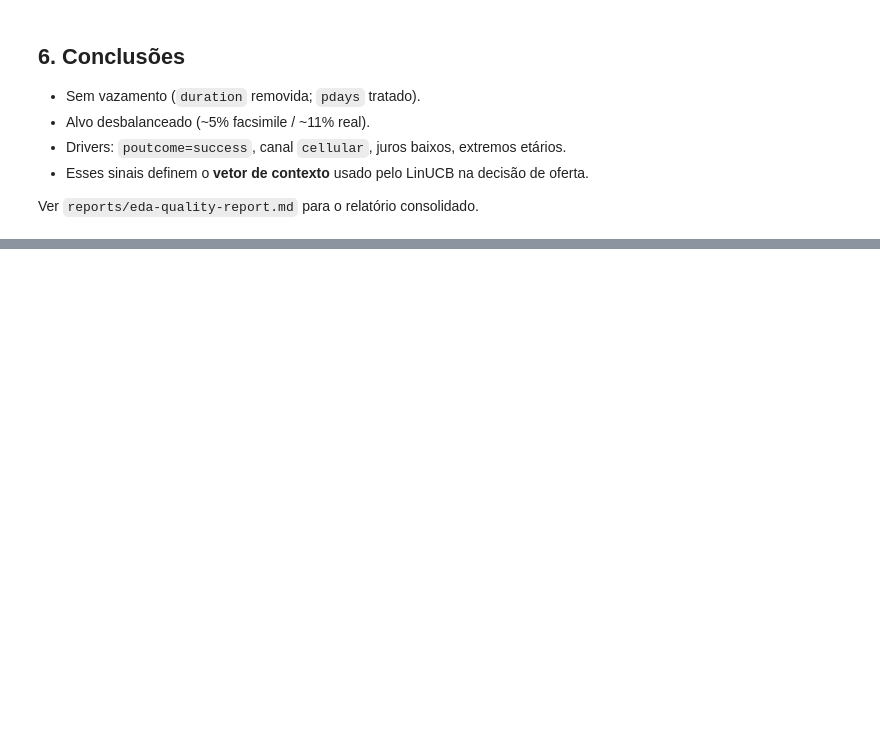
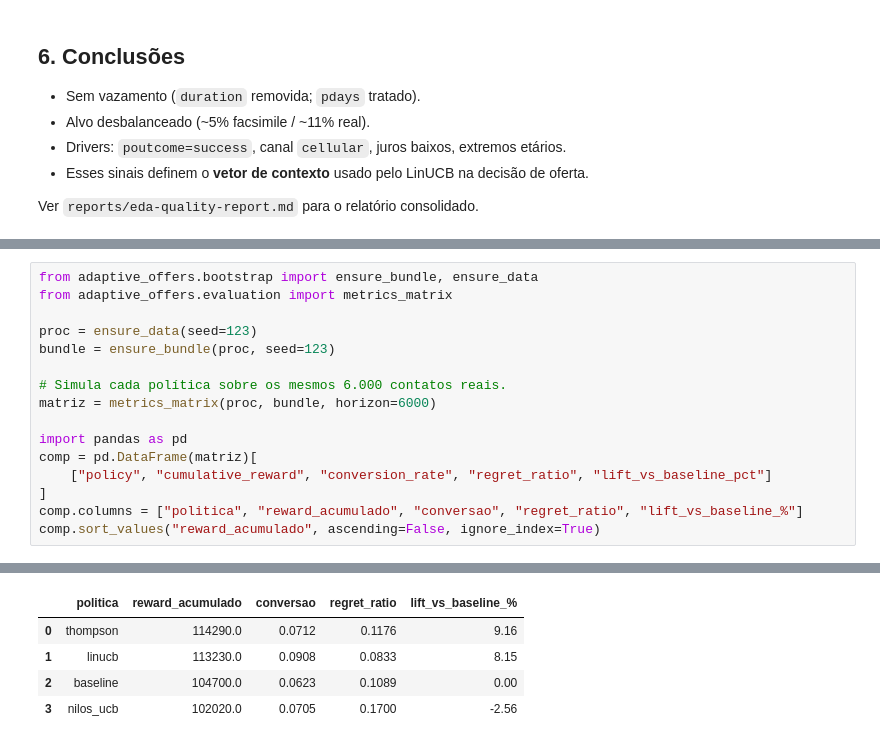
Before and after one commit to dionebraga/datathon-7mlet-grupo-74, a Jupyter notebook: notebooks/01_eda.ipynb, the cells around one changed output, grey strips where cells are left out. Saved outputs shown, nothing was run; the diff lists cells and outputs as text; blank space fills up the shorter version.

```diff
--- a/notebooks/01_eda.ipynb
+++ b/notebooks/01_eda.ipynb
@@ -95,0 +106,17 @@ Ver `reports/eda-quality-report.md` para o relatório consolidado.
+# %%
+from adaptive_offers.bootstrap import ensure_bundle, ensure_data
+from adaptive_offers.evaluation import metrics_matrix
+
+proc = ensure_data(seed=123)
+bundle = ensure_bundle(proc, seed=123)
+
+# Simula cada política sobre os mesmos 6.000 contatos reais.
+matriz = metrics_matrix(proc, bundle, horizon=6000)
+
+import pandas as pd
+comp = pd.DataFrame(matriz)[
+    ["policy", "cumulative_reward", "conversion_rate", "regret_ratio", "lift_vs_baseline_pct"]
+]
+comp.columns = ["politica", "reward_acumulado", "conversao", "regret_ratio", "lift_vs_baseline_%"]
+comp.sort_values("reward_acumulado", ascending=False, ignore_index=True)
+# %% [output]
@@ -95,0 +128,5 @@ Ver `reports/eda-quality-report.md` para o relatório consolidado.
+|  | politica | reward_acumulado | conversao | regret_ratio | lift_vs_baseline_% |
+| 0 | thompson | 114290.0 | 0.0712 | 0.1176 | 9.16 |
+| 1 | linucb | 113230.0 | 0.0908 | 0.0833 | 8.15 |
+| 2 | baseline | 104700.0 | 0.0623 | 0.1089 | 0.00 |
+| 3 | nilos_ucb | 102020.0 | 0.0705 | 0.1700 | -2.56 |
```
Also changed, not shown: parts of 8 cells of this notebook, 1 other file.
